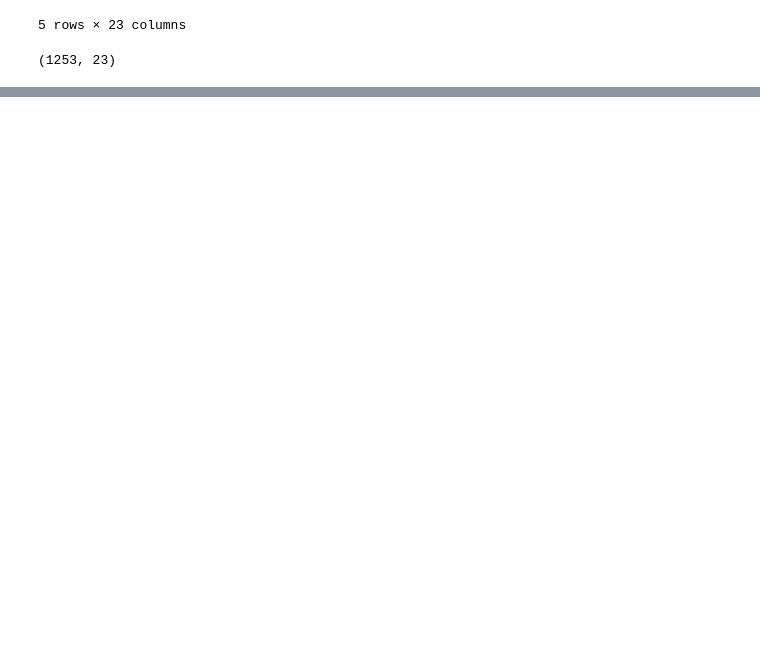
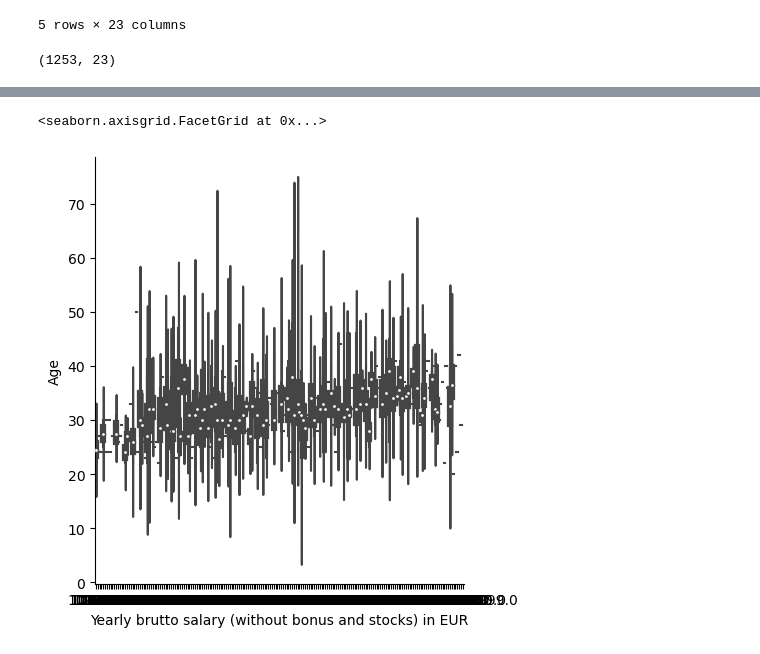
Before and after one commit to al3x15-0/Python-for-ML-udemy, a Jupyter notebook: ALX Week 1 Project.ipynb, the cells around one changed output, grey strips where cells are left out. Saved outputs shown, nothing was run; the diff lists cells and outputs as text; code cells hidden in the pictures; blank space fills up the shorter version.

```diff
--- a/ALX Week 1 Project.ipynb
+++ b/ALX Week 1 Project.ipynb
@@ -28,0 +101,5 @@ df.shape
+# %%
+sns.catplot(y='Age', x='Yearly brutto salary (without bonus and stocks) in EUR', data=df, kind="violin", split=True)
+# %% [output]
+<seaborn.axisgrid.FacetGrid at 0x...>
+[figure, added]
```
Also changed, not shown: parts of 11 cells of this notebook.
